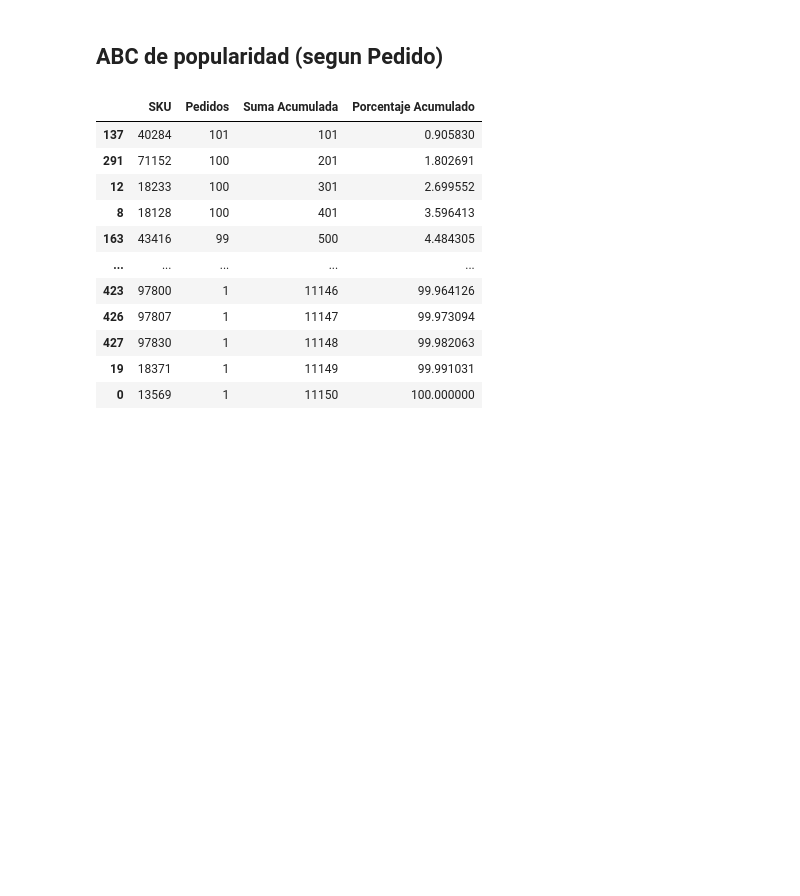
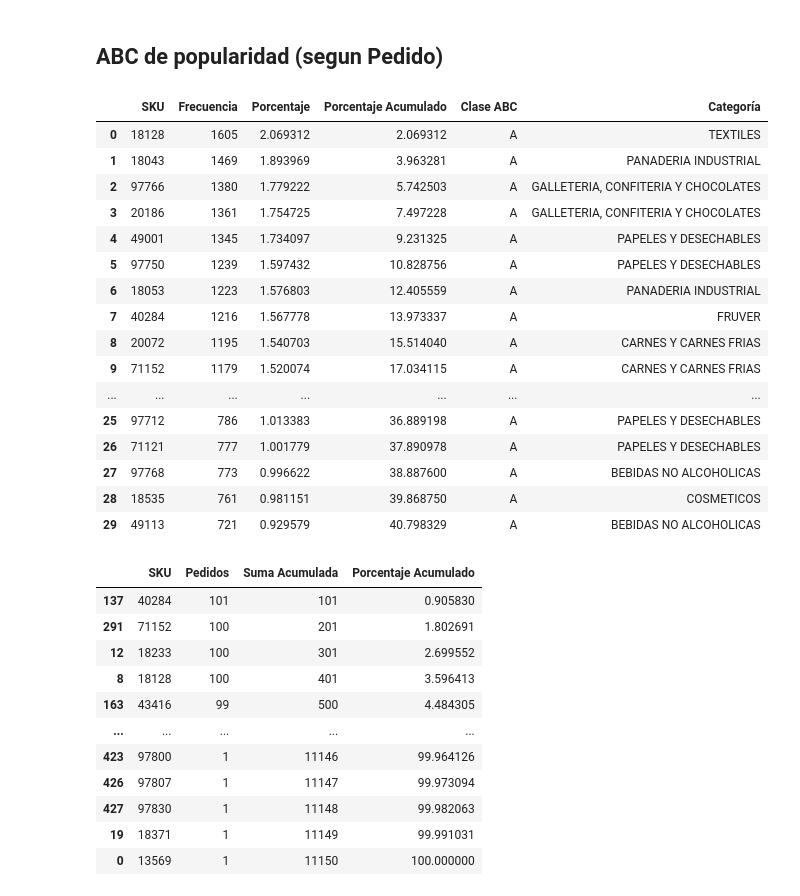
Before and after one commit to ValentinaJimenezTorres/CA_inventarios, a Jupyter notebook: b_exploracion_limpieza.ipynb, the cells around one changed output. Cells and saved outputs as stored; diff of their text form; code cells hidden in the pictures; blank space fills up the shorter version.

```diff
--- a/b_exploracion_limpieza.ipynb
+++ b/b_exploracion_limpieza.ipynb
@@ -245,6 +302,47 @@ print(rotacion_C['SKU'])
 Name: SKU, Length: 324, dtype: int64
 # %% [markdown]
 ## ABC de popularidad (segun Pedido)
+# %%
+popularidad = df_salidas['SKU'].value_counts().reset_index()
+popularidad.columns = ['SKU', 'Frecuencia']
+
+popularidad['Porcentaje'] = 100 * popularidad['Frecuencia'] / popularidad['Frecuencia'].sum()
+popularidad['Porcentaje Acumulado'] = popularidad['Porcentaje'].cumsum()
+
+
+def clasificar_pop(p):
+    if p <= 80:
+        return 'A'
+    elif p <= 95:
+        return 'B'
+    else:
+        return 'C'
+
+popularidad['Clase ABC'] = popularidad['Porcentaje Acumulado'].apply(clasificar_pop)
+
+# Paso 4: Unir con maestro para agregar categoría u otros datos si deseas
+abc_popularidad = popularidad.merge(df_maestro_materiales[['SKU', 'Categoría']], on ="SKU")
+
+# Mostrar resultado
+abc_popularidad.head(30)
+# %% [output]
+|  | SKU | Frecuencia | Porcentaje | Porcentaje Acumulado | Clase ABC | Categoría |
+| 0 | 18128 | 1605 | 2.069312 | 2.069312 | A | TEXTILES |
+| 1 | 18043 | 1469 | 1.893969 | 3.963281 | A | PANADERIA INDUSTRIAL |
+| 2 | 97766 | 1380 | 1.779222 | 5.742503 | A | GALLETERIA, CONFITERIA Y CHOCOLATES |
+| 3 | 20186 | 1361 | 1.754725 | 7.497228 | A | GALLETERIA, CONFITERIA Y CHOCOLATES |
+| 4 | 49001 | 1345 | 1.734097 | 9.231325 | A | PAPELES Y DESECHABLES |
+| 5 | 97750 | 1239 | 1.597432 | 10.828756 | A | PAPELES Y DESECHABLES |
+| 6 | 18053 | 1223 | 1.576803 | 12.405559 | A | PANADERIA INDUSTRIAL |
+| 7 | 40284 | 1216 | 1.567778 | 13.973337 | A | FRUVER |
+| 8 | 20072 | 1195 | 1.540703 | 15.514040 | A | CARNES Y CARNES FRIAS |
+| 9 | 71152 | 1179 | 1.520074 | 17.034115 | A | CARNES Y CARNES FRIAS |
+| ... | ... | ... | ... | ... | ... | ... |
+| 25 | 97712 | 786 | 1.013383 | 36.889198 | A | PAPELES Y DESECHABLES |
+| 26 | 71121 | 777 | 1.001779 | 37.890978 | A | PAPELES Y DESECHABLES |
+| 27 | 97768 | 773 | 0.996622 | 38.887600 | A | BEBIDAS NO ALCOHOLICAS |
+| 28 | 18535 | 761 | 0.981151 | 39.868750 | A | COSMETICOS |
+| 29 | 49113 | 721 | 0.929579 | 40.798329 | A | BEBIDAS NO ALCOHOLICAS |
 # %%
 #Calcular cuantos pedidos unicos estan asociados a cada SKU y ordenarlos de mayor a menor
 df_salidas['SKU'] = df_salidas['SKU'].astype(str)
```
Also changed, not shown: parts of 27 cells of this notebook.
